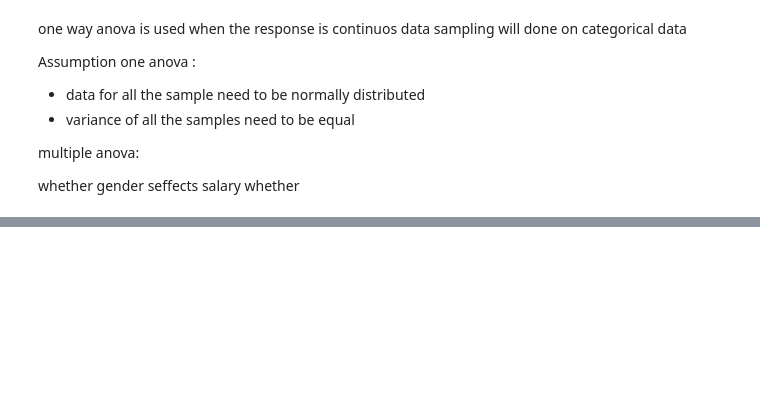
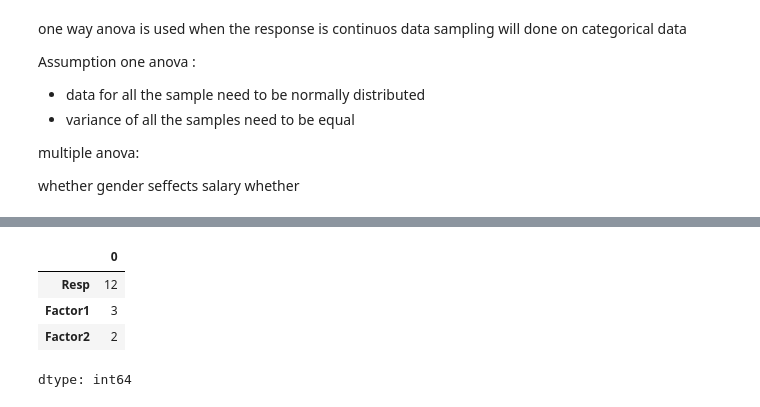
Before and after one commit to chaitanysaraswat/Advanced-Analytics-Using-Statistics, a Jupyter notebook: lecture10.ipynb, the cells around one changed output, grey strips where cells are left out. Saved outputs shown, nothing was run; the diff lists cells and outputs as text; code cells hidden in the pictures; blank space fills up the shorter version.

```diff
--- a/lecture10.ipynb
+++ b/lecture10.ipynb
@@ -255,0 +265,8 @@ df=pd.DataFrame({'Resp':zoo,"Factor1":supp,"Factor2":lake})
+# %%
+df.nunique()
+# %% [output]
+|  | 0 |
+| Resp | 12 |
+| Factor1 | 3 |
+| Factor2 | 2 |
+dtype: int64
```
Also changed, not shown: parts of 3 cells of this notebook.
